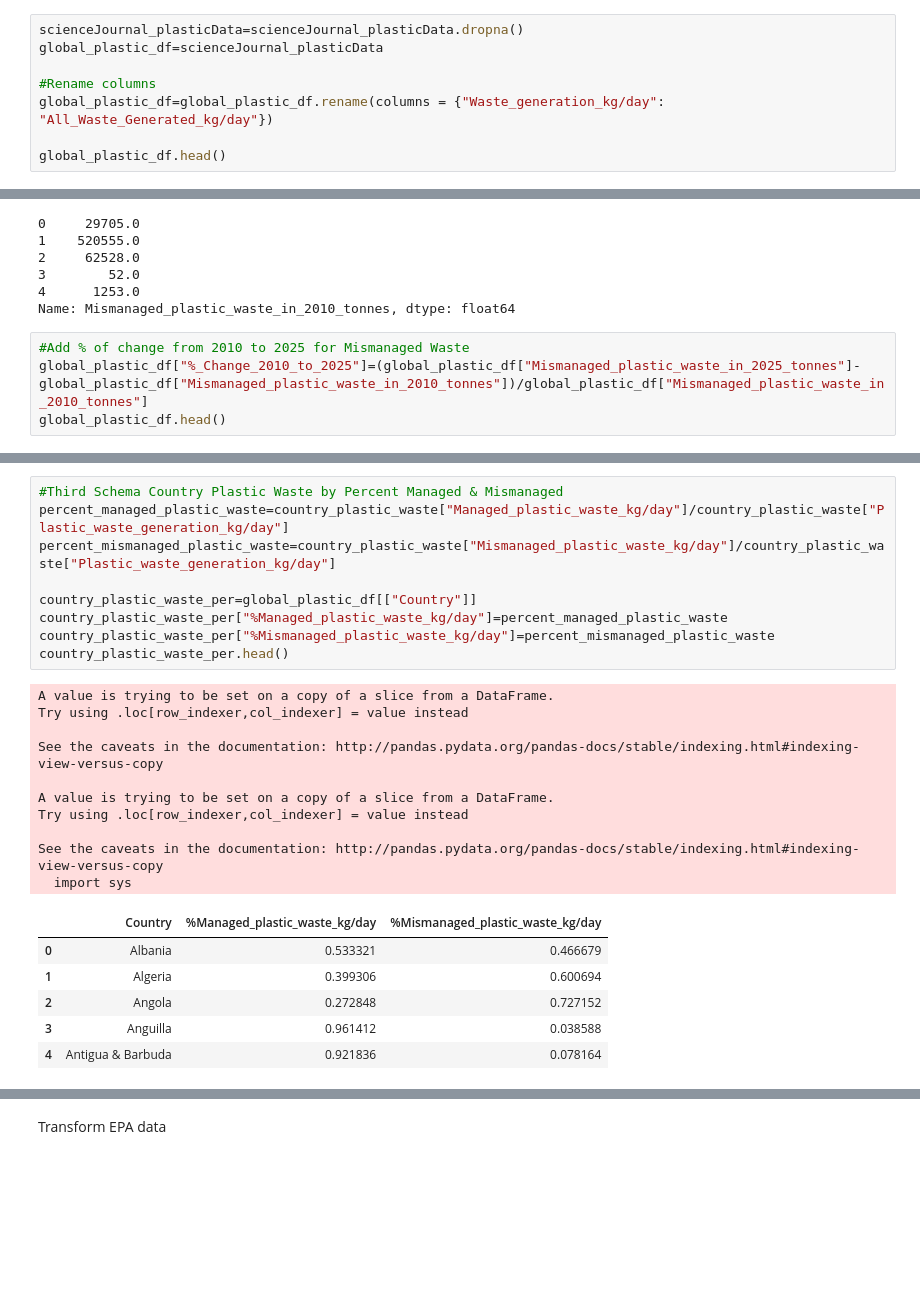
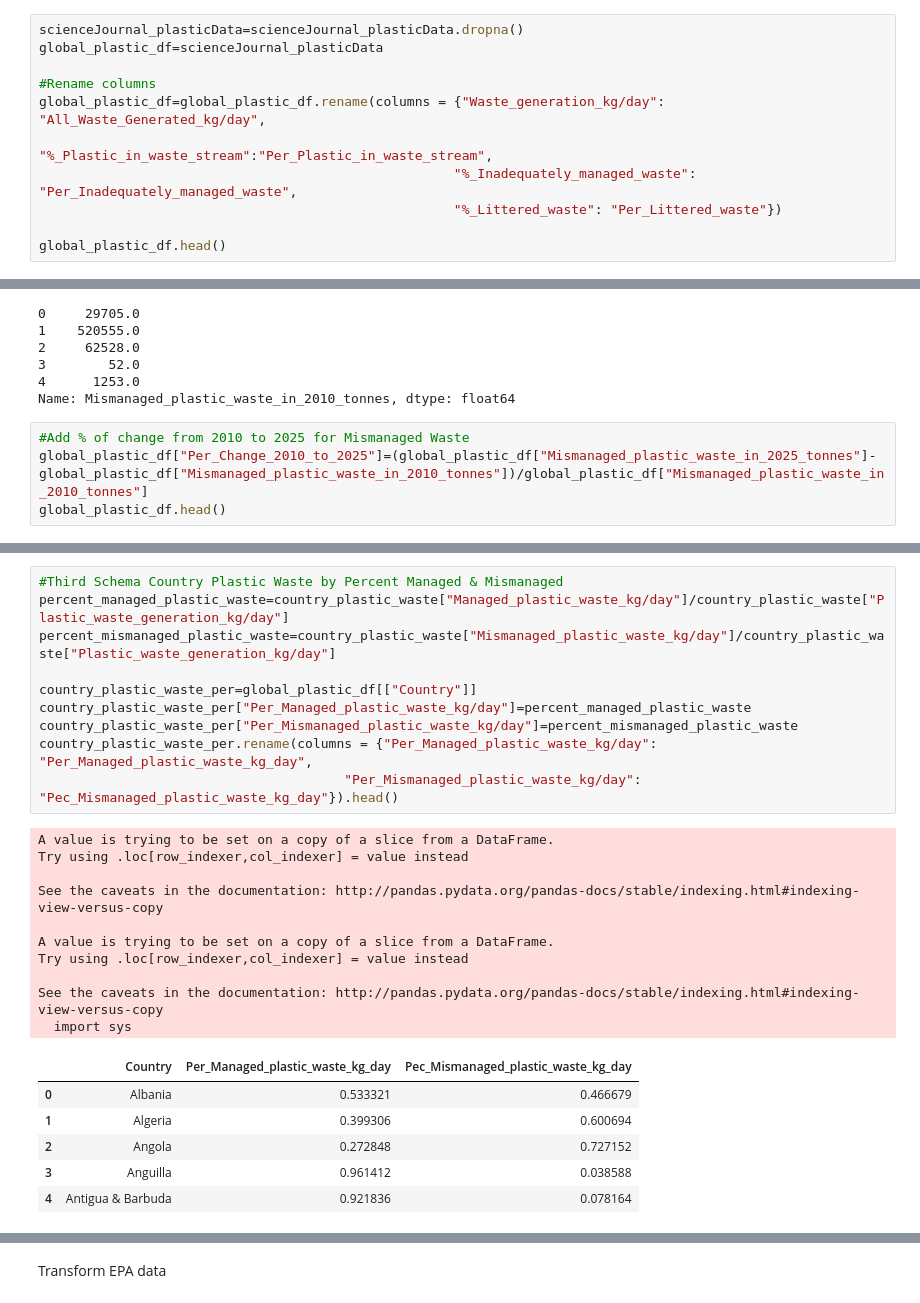
Before and after one commit to lsunl/plastic-pollution-project, a Jupyter notebook: FlaskApp/resources/Project3-Plastics_ETL-V2.ipynb, the cells around one changed output, grey strips where cells are left out. Cells and saved outputs as stored; diff of their text form; blank space fills up the shorter version.

```diff
--- a/FlaskApp/resources/Project3-Plastics_ETL-V2.ipynb
+++ b/FlaskApp/resources/Project3-Plastics_ETL-V2.ipynb
@@ -49,7 +49,10 @@ scienceJournal_plasticData=scienceJournal_plasticData.dropna()
 global_plastic_df=scienceJournal_plasticData
 
 #Rename columns
-global_plastic_df=global_plastic_df.rename(columns = {"Waste_generation_kg/day": "All_Waste_Generated_kg/day"})
+global_plastic_df=global_plastic_df.rename(columns = {"Waste_generation_kg/day": "All_Waste_Generated_kg/day",
+                                                     "%_Plastic_in_waste_stream":"Per_Plastic_in_waste_stream",
+                                                     "%_Inadequately_managed_waste": "Per_Inadequately_managed_waste",
+                                                     "%_Littered_waste": "Per_Littered_waste"})
 
 global_plastic_df.head()
 # %% [output]
@@ -71,6 +74,6 @@ global_plastic_df["Mismanaged_plastic_waste_in_2010_tonnes"].head()
 Name: Mismanaged_plastic_waste_in_2010_tonnes, dtype: float64
 # %%
 #Add % of change from 2010 to 2025 for Mismanaged Waste
-global_plastic_df["%_Change_2010_to_2025"]=(global_plastic_df["Mismanaged_plastic_waste_in_2025_tonnes"]-global_plastic_df["Mismanaged_plastic_waste_in_2010_tonnes"])/global_plastic_df["Mismanaged_plastic_waste_in_2010_tonnes"]
+global_plastic_df["Per_Change_2010_to_2025"]=(global_plastic_df["Mismanaged_plastic_waste_in_2025_tonnes"]-global_plastic_df["Mismanaged_plastic_waste_in_2010_tonnes"])/global_plastic_df["Mismanaged_plastic_waste_in_2010_tonnes"]
 global_plastic_df.head()
 # %% [output]
@@ -128,24 +133,25 @@ See the caveats in the documentation: http://pandas.pydata.org/pandas-docs/stabl
 # %%
 #Third Schema Country Plastic Waste by Percent Managed & Mismanaged
 percent_managed_plastic_waste=country_plastic_waste["Managed_plastic_waste_kg/day"]/country_plastic_waste["Plastic_waste_generation_kg/day"]
 percent_mismanaged_plastic_waste=country_plastic_waste["Mismanaged_plastic_waste_kg/day"]/country_plastic_waste["Plastic_waste_generation_kg/day"]
 
 country_plastic_waste_per=global_plastic_df[["Country"]]
-country_plastic_waste_per["%Managed_plastic_waste_kg/day"]=percent_managed_plastic_waste
-country_plastic_waste_per["%Mismanaged_plastic_waste_kg/day"]=percent_mismanaged_plastic_waste
-country_plastic_waste_per.head()
+country_plastic_waste_per["Per_Managed_plastic_waste_kg/day"]=percent_managed_plastic_waste
+country_plastic_waste_per["Per_Mismanaged_plastic_waste_kg/day"]=percent_mismanaged_plastic_waste
+country_plastic_waste_per.rename(columns = {"Per_Managed_plastic_waste_kg/day": "Per_Managed_plastic_waste_kg_day",
+                                       "Per_Mismanaged_plastic_waste_kg/day": "Pec_Mismanaged_plastic_waste_kg_day"}).head()
 # %% [output]
 A value is trying to be set on a copy of a slice from a DataFrame.
 Try using .loc[row_indexer,col_indexer] = value instead
 
 See the caveats in the documentation: http://pandas.pydata.org/pandas-docs/stable/indexing.html#indexing-view-versus-copy
 
 A value is trying to be set on a copy of a slice from a DataFrame.
 Try using .loc[row_indexer,col_indexer] = value instead
 
 See the caveats in the documentation: http://pandas.pydata.org/pandas-docs/stable/indexing.html#indexing-view-versus-copy
   import sys
-|  | Country | %Managed_plastic_waste_kg/day | %Mismanaged_plastic_waste_kg/day |
+|  | Country | Per_Managed_plastic_waste_kg_day | Pec_Mismanaged_plastic_waste_kg_day |
 | 0 | Albania | 0.533321 | 0.466679 |
 | 1 | Algeria | 0.399306 | 0.600694 |
 | 2 | Angola | 0.272848 | 0.727152 |
```
Also changed, not shown: parts of 10 cells of this notebook.
